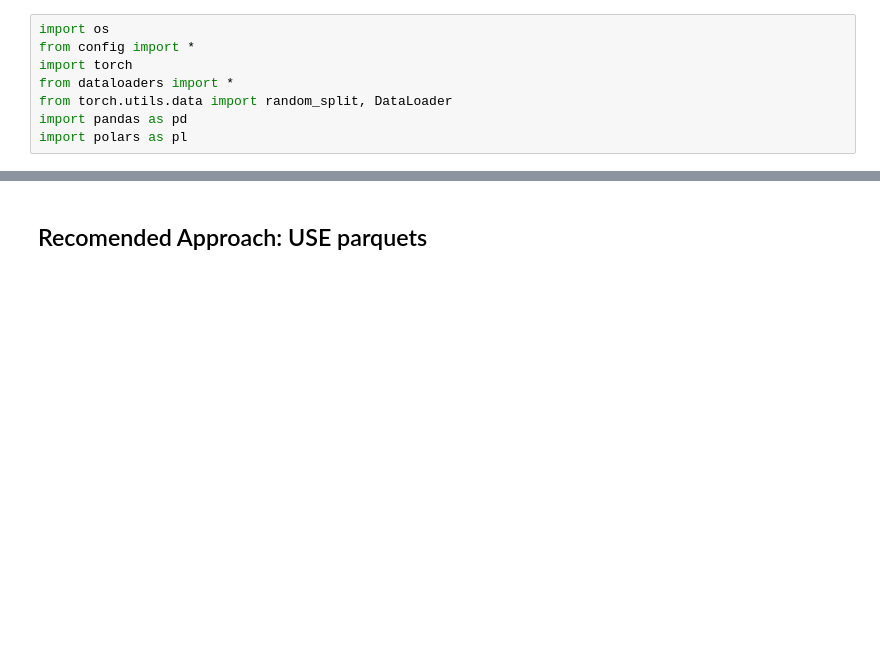
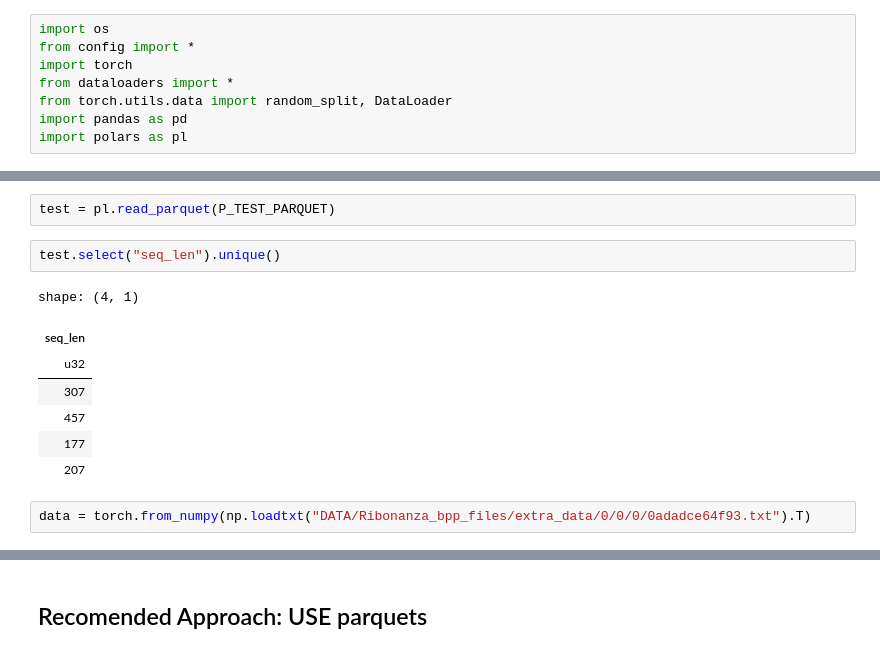
Before and after one commit to MinaBeiramy/RNA_Reactivity_Prediction, a Jupyter notebook: testing.ipynb, the cells around one changed output, grey strips where cells are left out. Saved outputs shown, nothing was run; the diff lists cells and outputs as text; blank space fills up the shorter version.

```diff
--- a/testing.ipynb
+++ b/testing.ipynb
@@ -8,0 +22,14 @@ import polars as pl
+# %%
+test = pl.read_parquet(P_TEST_PARQUET)
+# %%
+test.select("seq_len").unique()
+# %% [output]
+shape: (4, 1)
+| seq_len |
+| u32 |
+| 307 |
+| 457 |
+| 177 |
+| 207 |
+# %%
+data = torch.from_numpy(np.loadtxt("DATA/Ribonanza_bpp_files/extra_data/0/0/0/0adadce64f93.txt").T)
```
Also changed, not shown: parts of 15 cells of this notebook, 1 other file.
